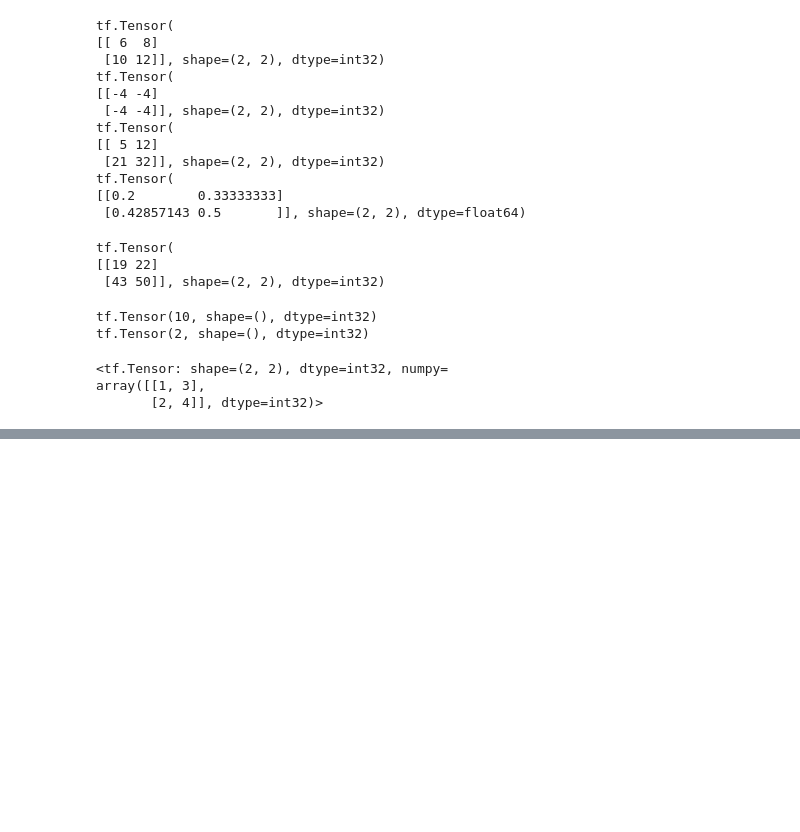
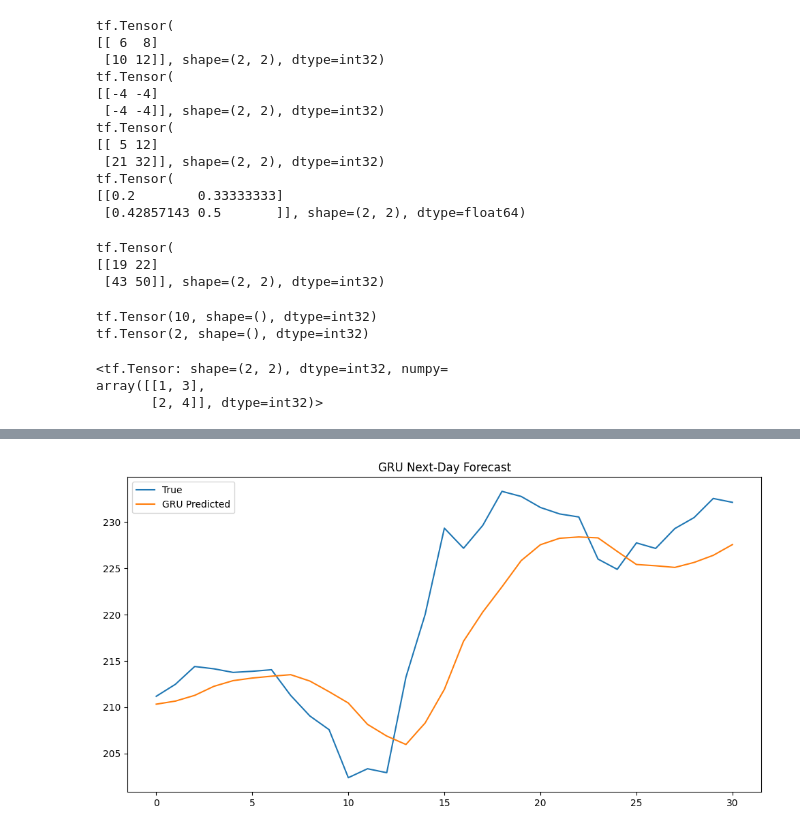
Before and after one commit to lukewilliams16/ai-ml-portfolio, a Jupyter notebook: TensorFlow.ipynb, the cells around one changed output, grey strips where cells are left out. Saved outputs shown, nothing was run; the diff lists cells and outputs as text; code cells hidden in the pictures; blank space fills up the shorter version.

```diff
--- a/TensorFlow.ipynb
+++ b/TensorFlow.ipynb
@@ -83,0 +173,4 @@ array([[1, 3],
+# %%
+returns = (features[:, 1] - features[:, 0]) / features[:, 0]
+returns = tf.expand_dims(returns, 1)
+features_with_returns = tf.concat([features, returns], axis=1)
@@ -83,0 +669,89 @@ array([[1, 3],
+# %%
+import yfinance as yf
+import tensorflow as tf
+import pandas as pd
+import numpy as np
+import matplotlib.pyplot as plt
+
+# ==========================
+# 1. Load and preprocess
+# ==========================
+data = yf.download("AAPL", start="2025-01-01", end="2025-09-01", auto_adjust=False)
+data.columns = data.columns.droplevel(1)
+
+# Close prices only
+close_prices = data['Close'].values.astype(np.float32)
+
+# Normalize manually
+close_min, close_max = close_prices.min(), close_prices.max()
+close_scaled = (close_prices - close_min) / (close_max - close_min)
+
+# ==========================
+# 2. Create sliding windows
+# ==========================
+past_steps = 10
+future_steps = 1
+
+X, y = [], []
+for i in range(len(close_scaled) - past_steps - future_steps + 1):
+    X.append(close_scaled[i : i + past_steps])
+    y.append(close_scaled[i + past_steps : i + past_steps + future_steps])
+
+X = np.array(X).reshape(-1, past_steps, 1)   # shape (samples, timesteps, features)
+y = np.array(y)
+
+print("X shape:", X.shape)
+print("y shape:", y.shape)
+
+# ==========================
+# 3. Train/test split
+# ==========================
+split = int(len(X) * 0.8)
+X_train, X_test = X[:split], X[split:]
+y_train, y_test = y[:split], y[split:]
+
+# ==========================
+# 4. Build GRU model
+# ==========================
+gru_model = tf.keras.Sequential([
+    tf.keras.layers.GRU(64, activation="relu", input_shape=(past_steps, 1)),
+    tf.keras.layers.Dense(1)
+])
+gru_model.compile(optimizer="adam", loss="mse", metrics=["mae"])
+
+# ==========================
+# 5. Train GRU
+# ==========================
+history_gru = gru_model.fit(
+    X_train, y_train,
+    validation_data=(X_test, y_test),
+    epochs=20,
+    batch_size=16,
+    verbose=1
+)
+
+# ==========================
+# 6. Predict & rescale
+# ==========================
+y_pred_gru = gru_model.predict(X_test)
+
+# Rescale back to price range
+y_pred_rescaled = y_pred_gru * (close_max - close_min) + close_min
+y_test_rescaled = y_test * (close_max - close_min) + close_min
+
+# ==========================
+# 7. Plot results
+# ==========================
+plt.figure(figsize=(12,6))
+plt.plot(y_test_rescaled, label="True")
+plt.plot(y_pred_rescaled, label="GRU Predicted")
+plt.legend()
+plt.title("GRU Next-Day Forecast")
+plt.show()
+
+# ==========================
+# 8. Evaluate
+# ==========================
+mse, mae = gru_model.evaluate(X_test, y_test, verbose=0)
+print(f"GRU MSE: {mse:.4f}, MAE: {mae:.4f}")
+# %% [output]
@@ -83,0 +776 @@ array([[1, 3],
+[figure, added]
```
Also changed, not shown: parts of 38 cells of this notebook.
